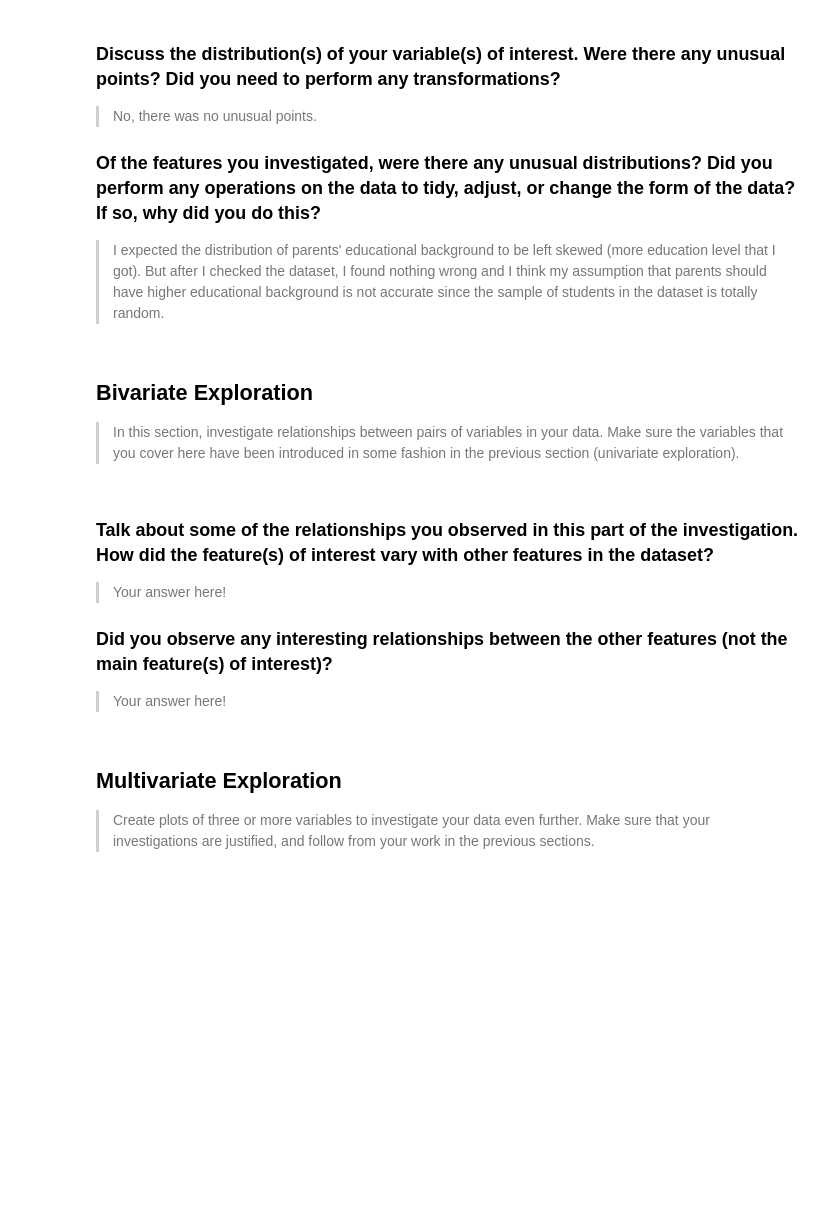
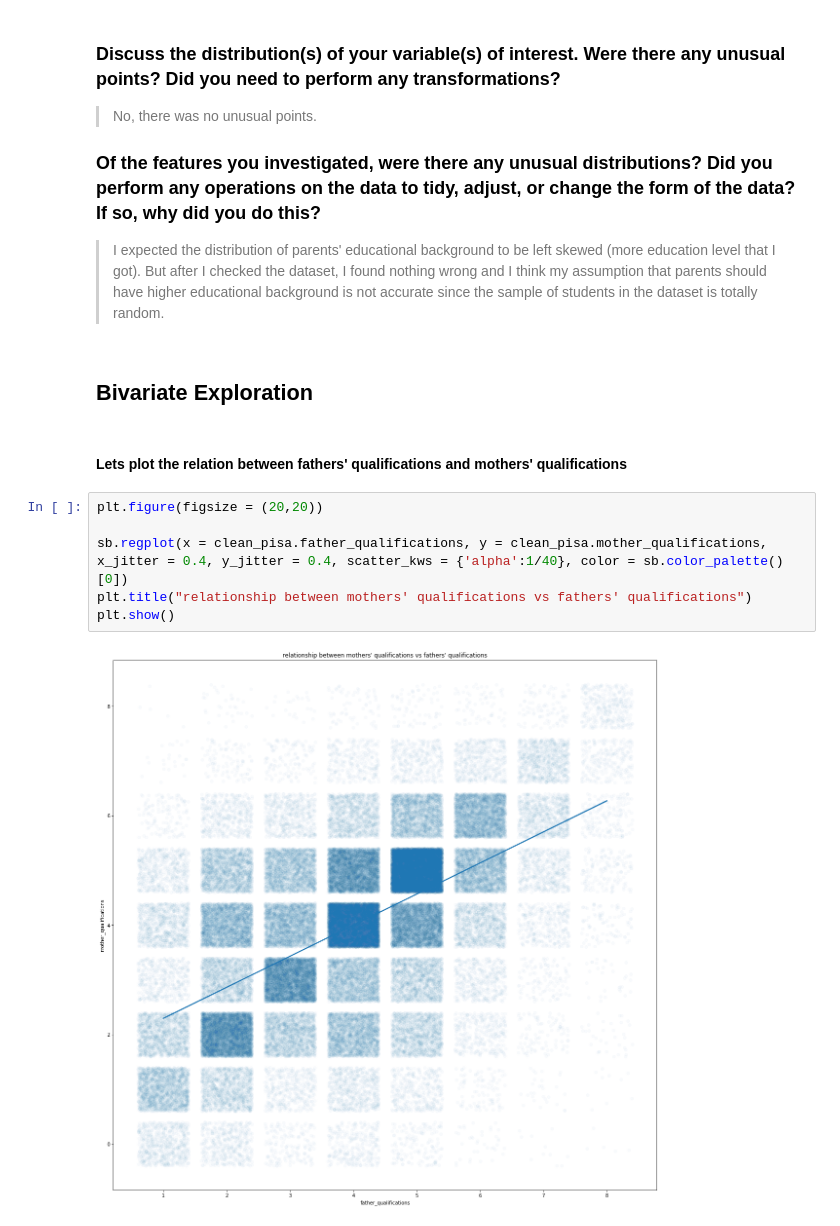
Before and after one commit to gadm21/AI, a Jupyter notebook: Data_science/visualization project/exploration_template.ipynb, the cells around one changed output. Drawn from its saved outputs; the diff is of its cells as text; blank space fills up the shorter version.

```diff
--- a/Data_science/visualization project/exploration_template.ipynb
+++ b/Data_science/visualization project/exploration_template.ipynb
@@ -445,23 +458,15 @@ plt.show()
 ### Of the features you investigated, were there any unusual distributions? Did you perform any operations on the data to tidy, adjust, or change the form of the data? If so, why did you do this?
 
 > I expected the distribution of parents' educational background to be left skewed (more education level that I got). But after I checked the dataset, I found nothing wrong and I think my assumption that parents should have higher educational background is not accurate since the sample of students in the dataset is totally random.
-# %% [markdown]
-## Bivariate Exploration
-
-> In this section, investigate relationships between pairs of variables in your
-data. Make sure the variables that you cover here have been introduced in some
-fashion in the previous section (univariate exploration).
-# %% [markdown]
-### Talk about some of the relationships you observed in this part of the investigation. How did the feature(s) of interest vary with other features in the dataset?
-
-> Your answer here!
-
-### Did you observe any interesting relationships between the other features (not the main feature(s) of interest)?
-
-> Your answer here!
-# %% [markdown]
-## Multivariate Exploration
-
-> Create plots of three or more variables to investigate your data even
-further. Make sure that your investigations are justified, and follow from
-your work in the previous sections.
+# %% [markdown]
+## Bivariate Exploration
+# %% [markdown]
+#### Lets plot the relation between fathers' qualifications and mothers' qualifications
+# %%
+plt.figure(figsize = (20,20))
+
+sb.regplot(x = clean_pisa.father_qualifications, y = clean_pisa.mother_qualifications, x_jitter = 0.4, y_jitter = 0.4, scatter_kws = {'alpha':1/40}, color = sb.color_palette()[0])
+plt.title("relationship between mothers' qualifications vs fathers' qualifications")
+plt.show()
+# %% [output]
+[figure, added]
```
Also changed, not shown: parts of 31 cells of this notebook.
